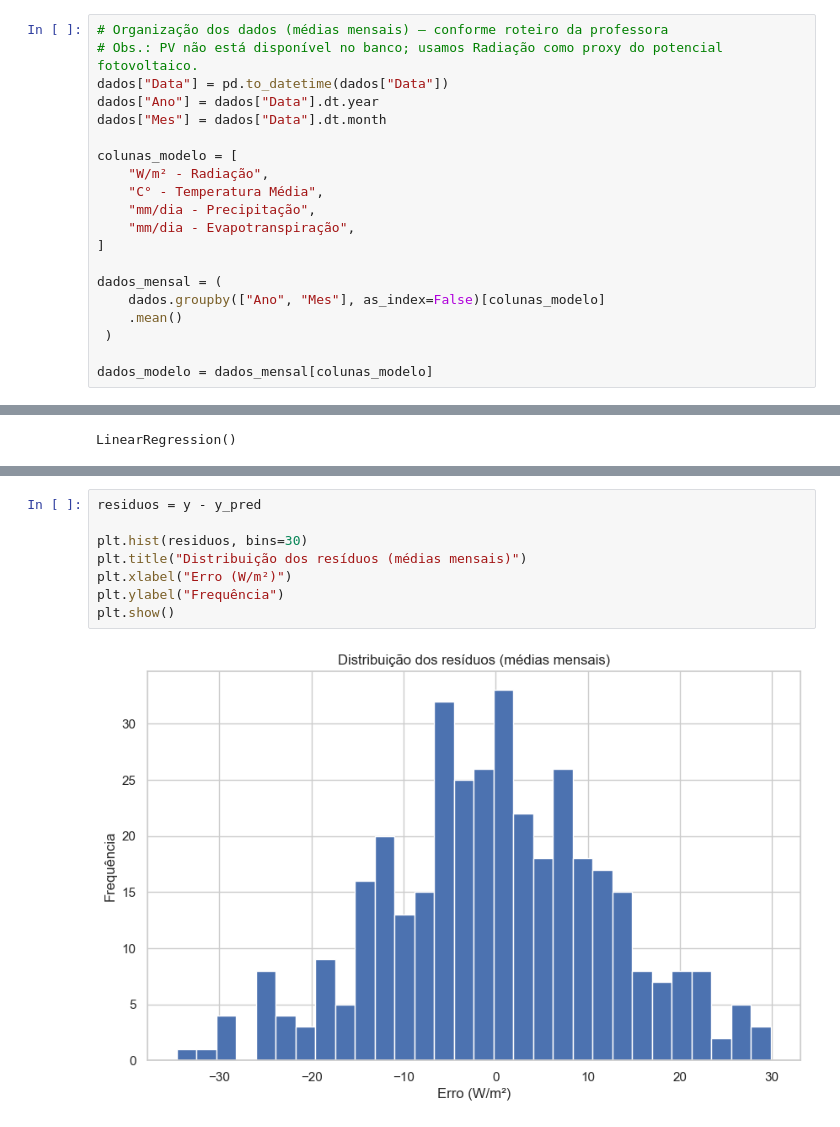
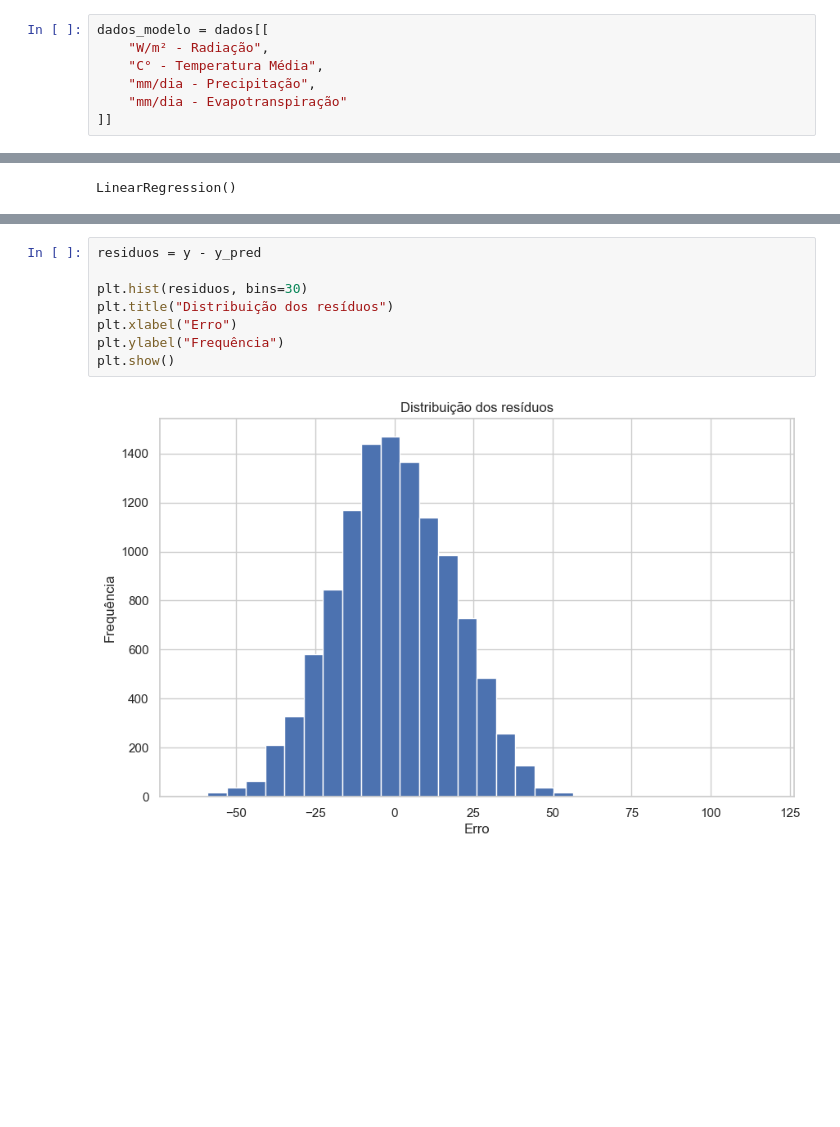
Before and after one commit to gabriellopes-eng/climate_analysis, a Jupyter notebook: climate_analysis/notebooks/05_modelagem_potencial_fotovoltaico.ipynb, the cells around one changed output, grey strips where cells are left out. Drawn from its saved outputs; the diff is of its cells as text; blank space fills up the shorter version.

```diff
--- a/climate_analysis/notebooks/05_modelagem_potencial_fotovoltaico.ipynb
+++ b/climate_analysis/notebooks/05_modelagem_potencial_fotovoltaico.ipynb
@@ -42,26 +42,13 @@ dados.columns.tolist()
  'mm/dia - Evapotranspiração',
  'C° - Temperatura Média',
  'W/m² - Radiação']
-# %%
-# Organização dos dados (médias mensais) — conforme roteiro da professora
-# Obs.: PV não está disponível no banco; usamos Radiação como proxy do potencial fotovoltaico.
-dados["Data"] = pd.to_datetime(dados["Data"])
-dados["Ano"] = dados["Data"].dt.year
-dados["Mes"] = dados["Data"].dt.month
-
-colunas_modelo = [
-    "W/m² - Radiação",
-    "C° - Temperatura Média",
-    "mm/dia - Precipitação",
-    "mm/dia - Evapotranspiração",
-]
-
-dados_mensal = (
-    dados.groupby(["Ano", "Mes"], as_index=False)[colunas_modelo]
-    .mean()
- )
-
-dados_modelo = dados_mensal[colunas_modelo]
+# %%
+dados_modelo = dados[[
+    "W/m² - Radiação",
+    "C° - Temperatura Média",
+    "mm/dia - Precipitação",
+    "mm/dia - Evapotranspiração"
+]]
 # %%
 dados_modelo.head()
 # %% [output]
@@ -176,10 +201,10 @@ plt.show()
 # %%
 residuos = y - y_pred
 
 plt.hist(residuos, bins=30)
-plt.title("Distribuição dos resíduos (médias mensais)")
-plt.xlabel("Erro (W/m²)")
+plt.title("Distribuição dos resíduos")
+plt.xlabel("Erro")
 plt.ylabel("Frequência")
 plt.show()
 # %% [output]
-[figure, old version]
+[figure, new version]
```
Also changed, not shown: parts of 14 cells of this notebook, 3 other files.
